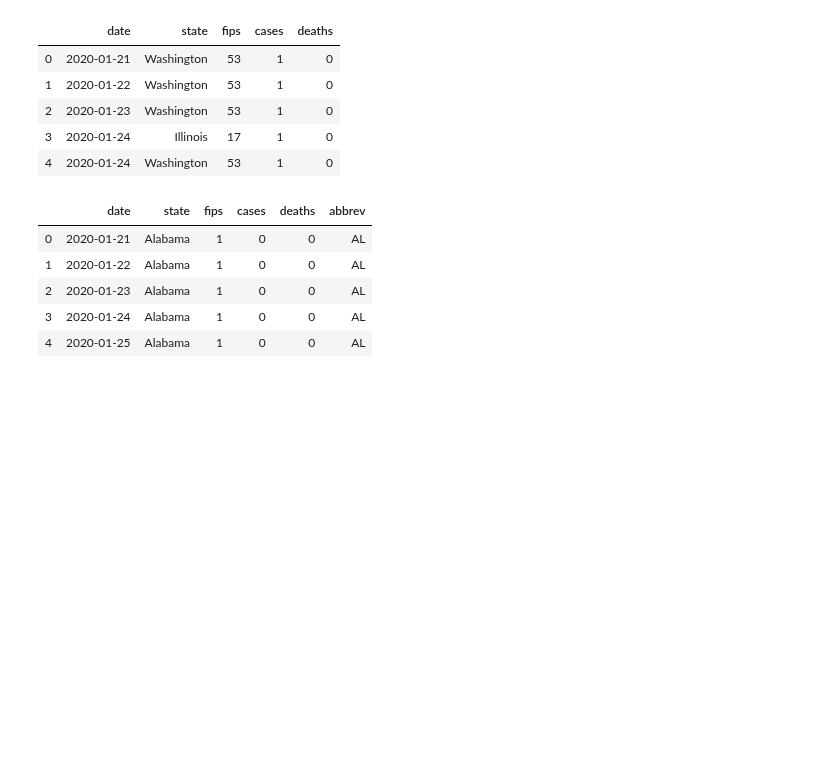
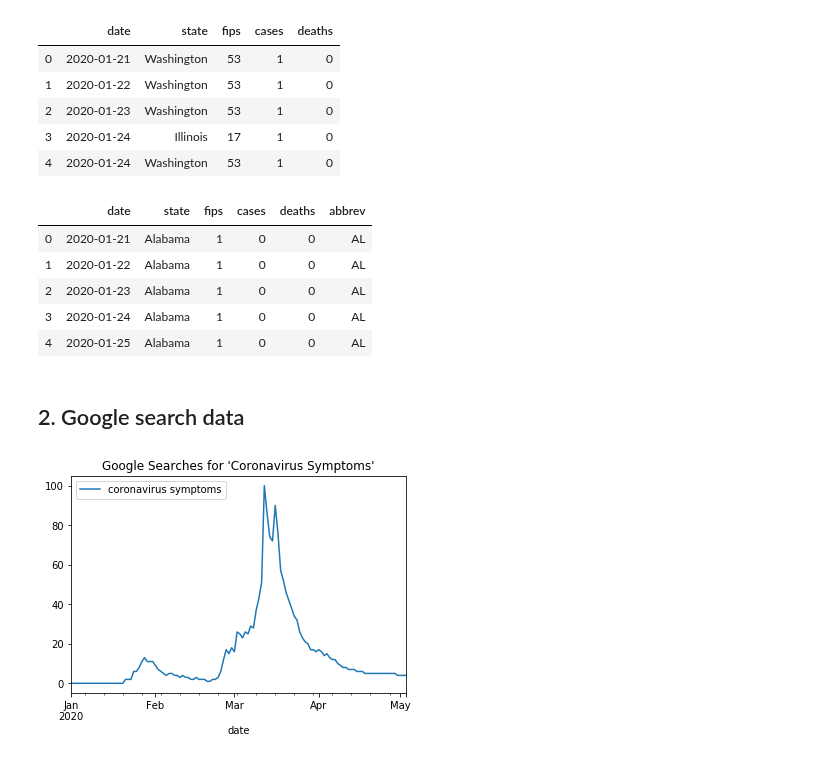
Before and after one commit to spotted-d/RNN_covid19_modeling, a Jupyter notebook: data_extraction/data_extracts.ipynb, the cells around one changed output. Saved outputs shown, nothing was run; the diff lists cells and outputs as text; code cells hidden in the pictures; blank space fills up the shorter version.

Commit message:
data - started google search

```diff
--- a/data_extraction/data_extracts.ipynb
+++ b/data_extraction/data_extracts.ipynb
@@ -133,3 +133,23 @@ covid_us_cleaned.head()
 # %%
 # dump to pickle file
 pickle.dump( covid_us_cleaned, open("../data/us_state_cases_deaths.p", "wb" ))
+# %% [markdown]
+## 2. Google search data
+# %%
+import pytrends
+from pytrends.request import TrendReq
+
+# connect
+pyt = TrendReq(hl='en-US', tz=300)
+# %%
+# build query: "coronavirus symptoms" searches starting at 2020
+kw_list = ["coronavirus symptoms"]
+time_frame = f'''2020-01-01 {datetime.datetime.now().strftime("%Y-%m-%d")}'''
+pyt.build_payload(kw_list, cat=0, timeframe=time_frame, geo='US', gprop='')
+
+# interest over time
+search_coronavirus = pyt.interest_over_time()
+search_coronavirus.plot.line(y="coronavirus symptoms")
+plt.title("Google Searches for 'Coronavirus Symptoms'");
+# %% [output]
+[figure, added]
```
Also changed, not shown: parts of 4 cells of this notebook.
